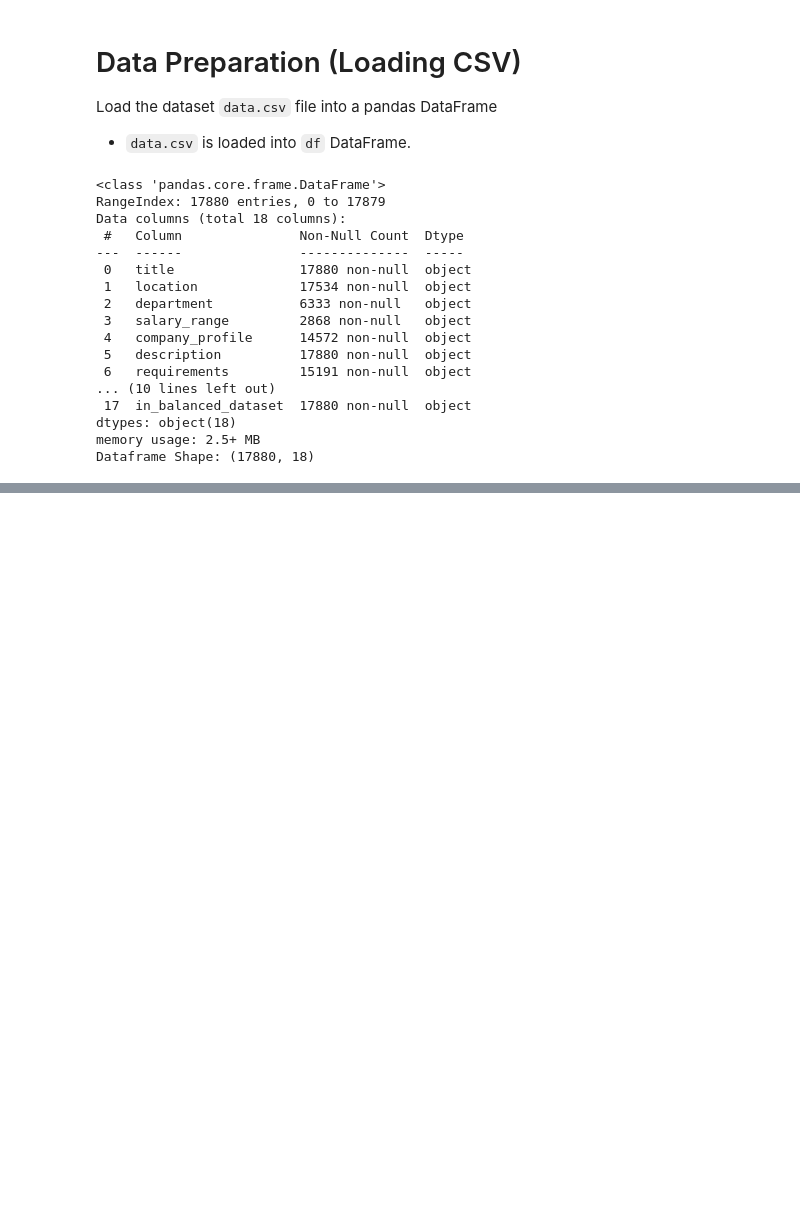
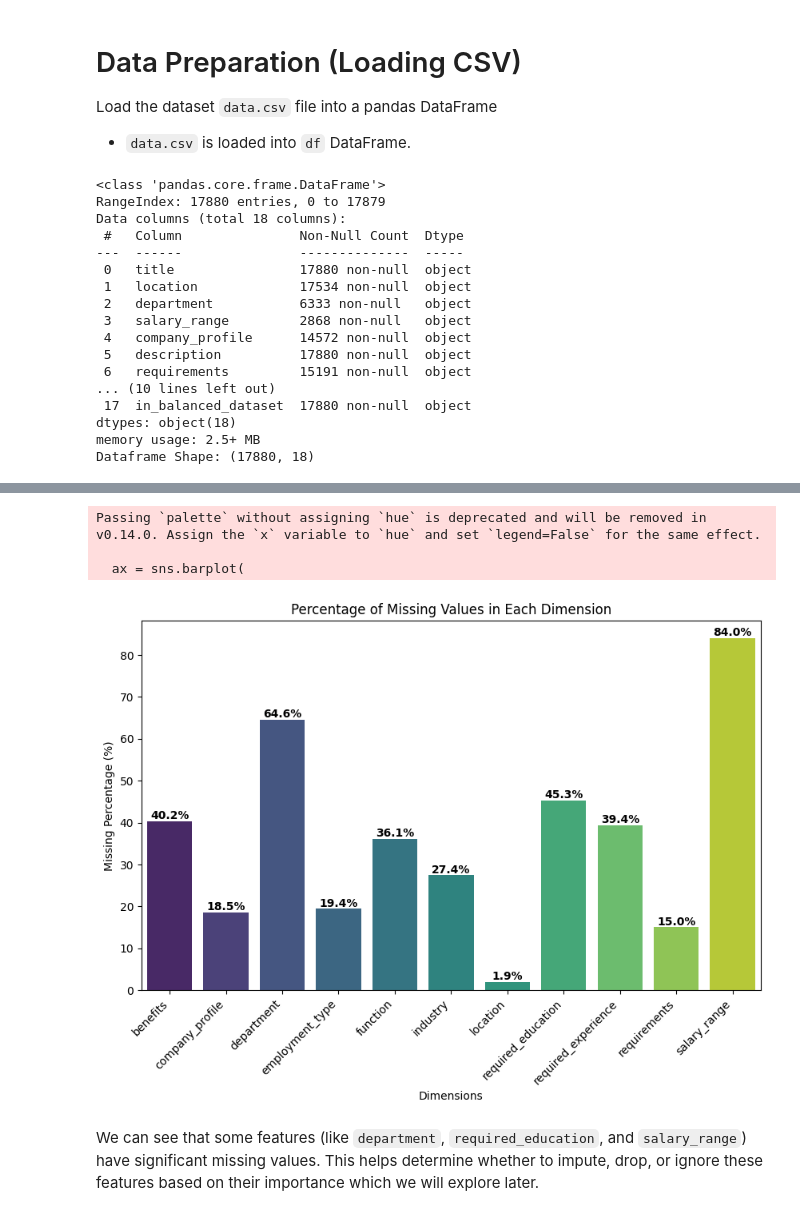
Before and after one commit to shaunzzhou/GASP, a Jupyter notebook: eda.ipynb, the cells around one changed output, grey strips where cells are left out. Cells and saved outputs as stored; diff of their text form; code cells hidden in the pictures; blank space fills up the shorter version.

```diff
--- a/eda.ipynb
+++ b/eda.ipynb
@@ -130,0 +199,3 @@ df[df["fraudulent"] == "t"].head()
+# %%
+# Convert 'in_balanced_dataset' column to binary (0 = full dataset, 1 = balanced dataset)
+df["in_balanced_dataset"] = df["in_balanced_dataset"].map({"f": 0, "t": 1})
@@ -130,0 +216,10 @@ df[df["fraudulent"] == "t"].head()
+# %%
+# Check missing values in the dataset
+missing_values = df.isnull().sum().sort_values(ascending=False)
+missing_values_percentage = (df.isnull().sum() / len(df)) * 100
+
+# Combine results into a DataFrame
+missing_data = pd.DataFrame({"Missing Count": missing_values, "Missing %": missing_values_percentage})
+missing_data = missing_data[missing_data["Missing Count"] > 0]  # Filter out dimensions without missing values
+
+missing_data
@@ -130,0 +239,36 @@ df[df["fraudulent"] == "t"].head()
+# %%
+# Display missing data as a bar chart
+
+# Set up figure size
+plt.figure(figsize=(10, 6))
+
+# Plot missing values as a bar chart
+ax = sns.barplot(
+    x=missing_data.index,
+    y=missing_data["Missing %"],
+    palette="viridis"
+)
+
+# Rotate x-axis labels for readability
+plt.xticks(rotation=45, ha='right')
+
+# Labels and title
+plt.ylabel("Missing Percentage (%)")
+plt.xlabel("Dimensions")
+plt.title("Percentage of Missing Values in Each Dimension")
+
+# Annotate each bar with the missing percentage value
+for p in ax.patches:
+    ax.annotate(f'{p.get_height():.1f}%',
+                (p.get_x() + p.get_width() / 2., p.get_height()),
+                ha='center', va='bottom', fontsize=10, color='black', fontweight='bold')
+
+# Show plot
+plt.show()
+# %% [output]
+Passing `palette` without assigning `hue` is deprecated and will be removed in v0.14.0. Assign the `x` variable to `hue` and set `legend=False` for the same effect.
+
+  ax = sns.barplot(
+[figure, added]
+# %% [markdown]
+We can see that some features (like `department`, `required_education`, and `salary_range`) have significant missing values. This helps determine whether to impute, drop, or ignore these features based on their importance which we will explore later.
```
Also changed, not shown: parts of 18 cells of this notebook.
